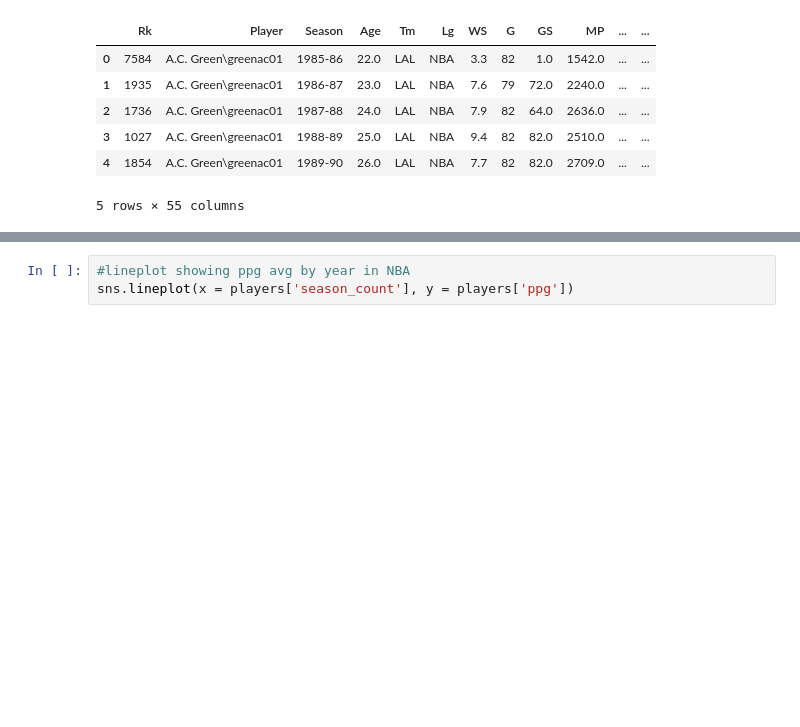
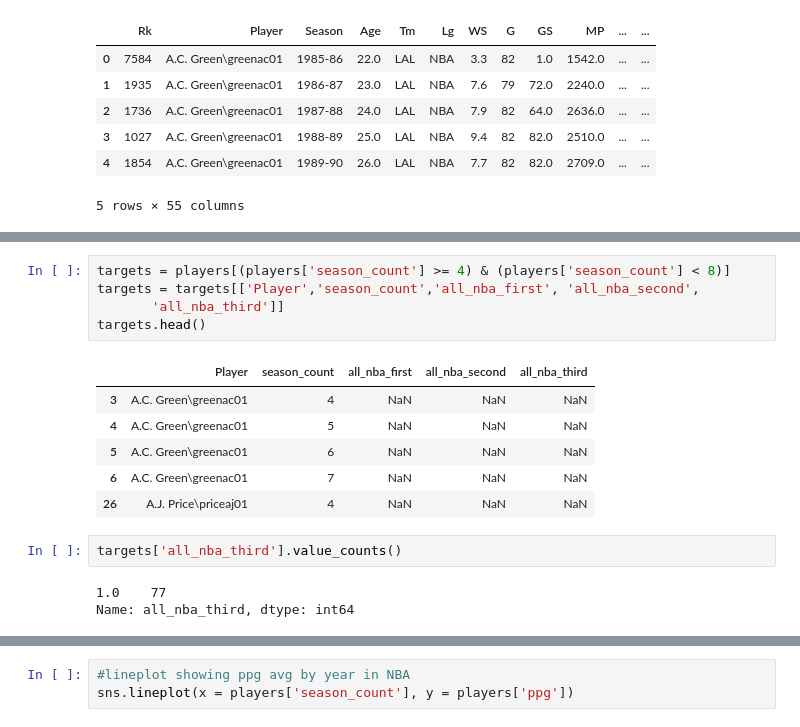
Before and after one commit to rylewww/Modeling-The-NBA-Leap, a Jupyter notebook: Data_Compiling.ipynb, the cells around one changed output, grey strips where cells are left out. Cells and saved outputs as stored; diff of their text form; blank space fills up the shorter version.

```diff
--- a/Data_Compiling.ipynb
+++ b/Data_Compiling.ipynb
@@ -228,3 +209,20 @@ players_first3.head()
+# %%
+targets = players[(players['season_count'] >= 4) & (players['season_count'] < 8)]
+targets = targets[['Player','season_count','all_nba_first', 'all_nba_second',
+       'all_nba_third']]
+targets.head()
+# %% [output]
+|  | Player | season_count | all_nba_first | all_nba_second | all_nba_third |
+| 3 | A.C. Green\greenac01 | 4 | NaN | NaN | NaN |
+| 4 | A.C. Green\greenac01 | 5 | NaN | NaN | NaN |
+| 5 | A.C. Green\greenac01 | 6 | NaN | NaN | NaN |
+| 6 | A.C. Green\greenac01 | 7 | NaN | NaN | NaN |
+| 26 | A.J. Price\priceaj01 | 4 | NaN | NaN | NaN |
+# %%
+targets['all_nba_third'].value_counts()
+# %% [output]
+1.0    77
+Name: all_nba_third, dtype: int64
 # %%
 players.columns
 # %% [output]
```
Also changed, not shown: parts of 12 cells of this notebook.
